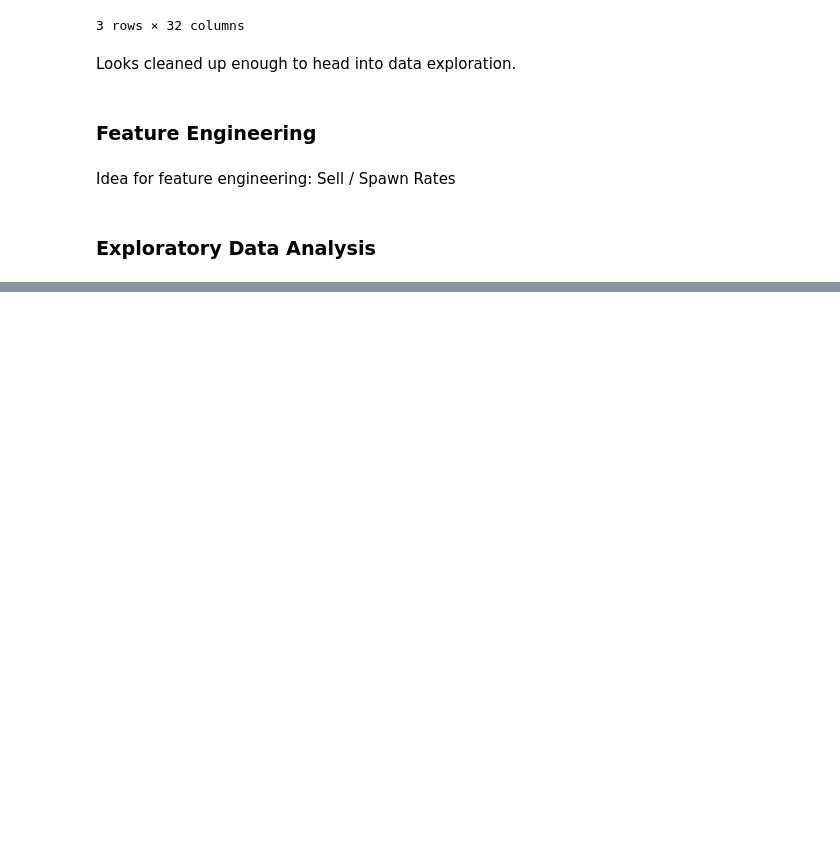
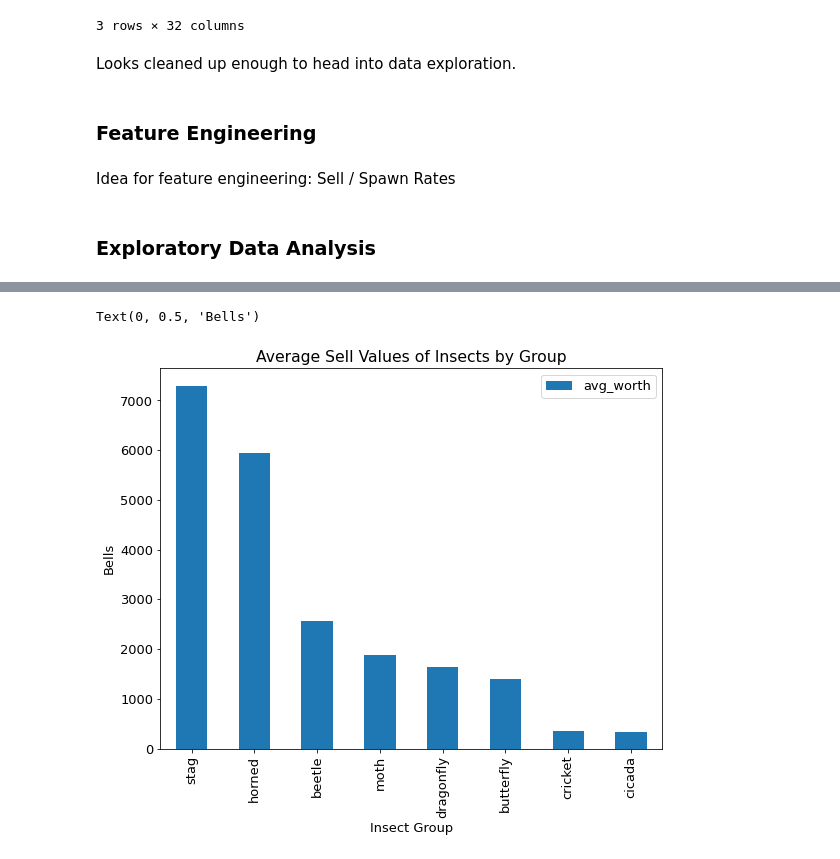
Before and after one commit to KwameTaylor/its-raining-bells_animal-crossing-new-horizons, a Jupyter notebook: its-raining-bells-hallelujah.ipynb, the cells around one changed output, grey strips where cells are left out. Saved outputs shown, nothing was run; the diff lists cells and outputs as text; code cells hidden in the pictures; blank space fills up the shorter version.

Commit message:
average sell values of insects by group

```diff
--- a/its-raining-bells-hallelujah.ipynb
+++ b/its-raining-bells-hallelujah.ipynb
@@ -18,3 +15,11 @@ import numpy as np
+# %%
+import pandas as pd
+import numpy as np
+import matplotlib.pyplot as plt
+
+# default viz size settings
+plt.rc('figure', figsize=(9, 7))
+plt.rc('font', size=13)
 # %% [markdown]
 ### Acquire data
 # %% [markdown]
@@ -98,0 +128,21 @@ avg_worth_by_group_insects
+# %%
+moth_avg = insects[insects['Name'].str.contains('moth')].Sell.mean()
+butterfly_avg = insects[insects['Name'].str.contains('butterfly')].Sell.mean()
+beetle_avg = insects[insects['Name'].str.contains('beetle')].Sell.mean()
+dragonfly_avg = insects[insects['Name'].str.contains('dragonfly')].Sell.mean()
+stag_avg = insects[insects['Name'].str.contains('stag')].Sell.mean()
+cicada_avg = insects[insects['Name'].str.contains('cicada')].Sell.mean()
+horned_avg = insects[insects['Name'].str.contains('horned')].Sell.mean()
+cricket_avg = insects[insects['Name'].str.contains('cricket')].Sell.mean()
+# %%
+avg_worth_by_group_insects = pd.DataFrame([moth_avg, butterfly_avg, beetle_avg, dragonfly_avg, stag_avg, cicada_avg, horned_avg, cricket_avg],
+                                          ['moth', 'butterfly', 'beetle', 'dragonfly', 'stag', 'cicada', 'horned', 'cricket'])
+avg_worth_by_group_insects = avg_worth_by_group_insects.rename(columns={0: "avg_worth"})
+
+avg_worth_by_group_insects.sort_values(by="avg_worth", ascending=False).plot.bar()
+plt.title("Average Sell Values of Insects by Group")
+plt.xlabel("Insect Group")
+plt.ylabel("Bells")
+# %% [output]
+Text(0, 0.5, 'Bells')
+[figure, added]
```
Also changed, not shown: parts of 6 cells of this notebook.
